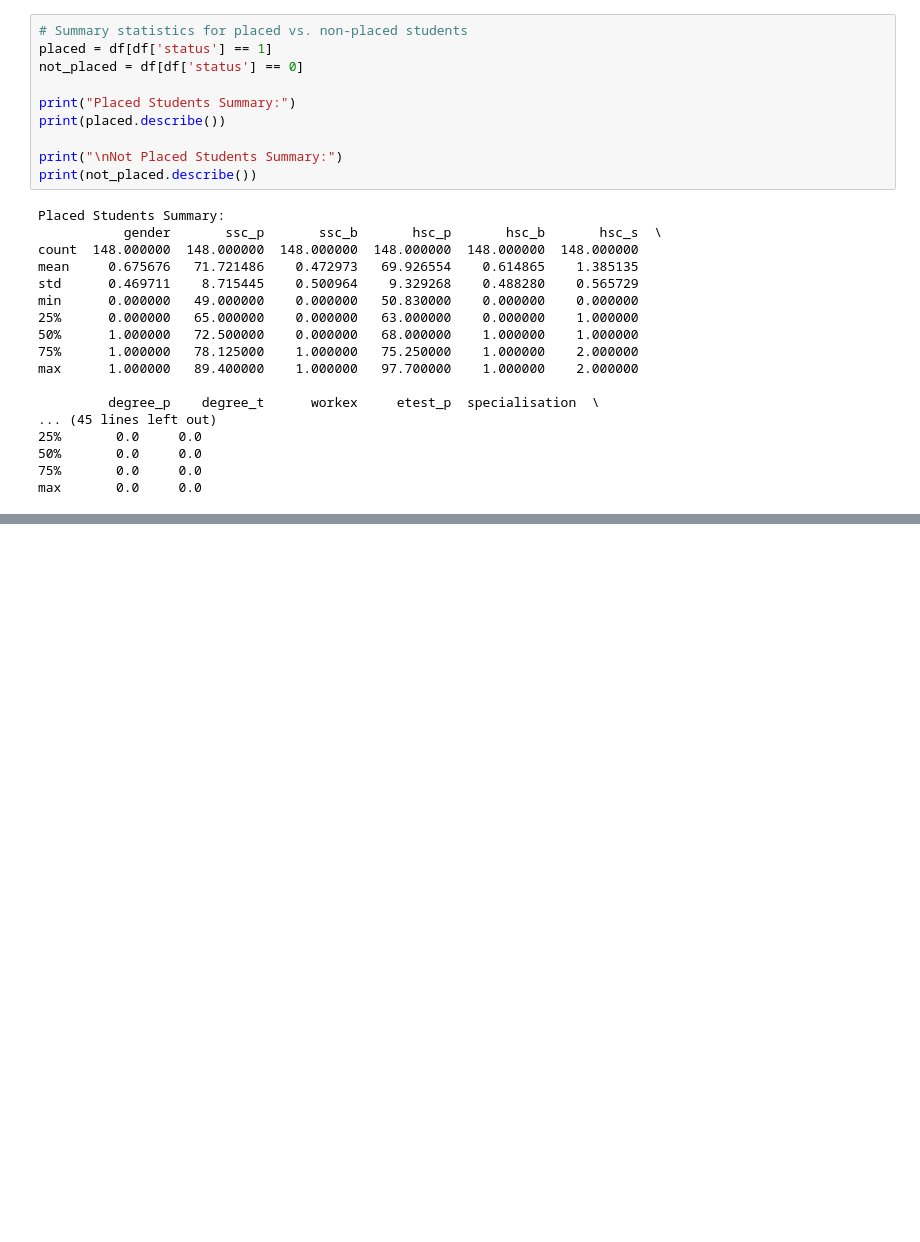
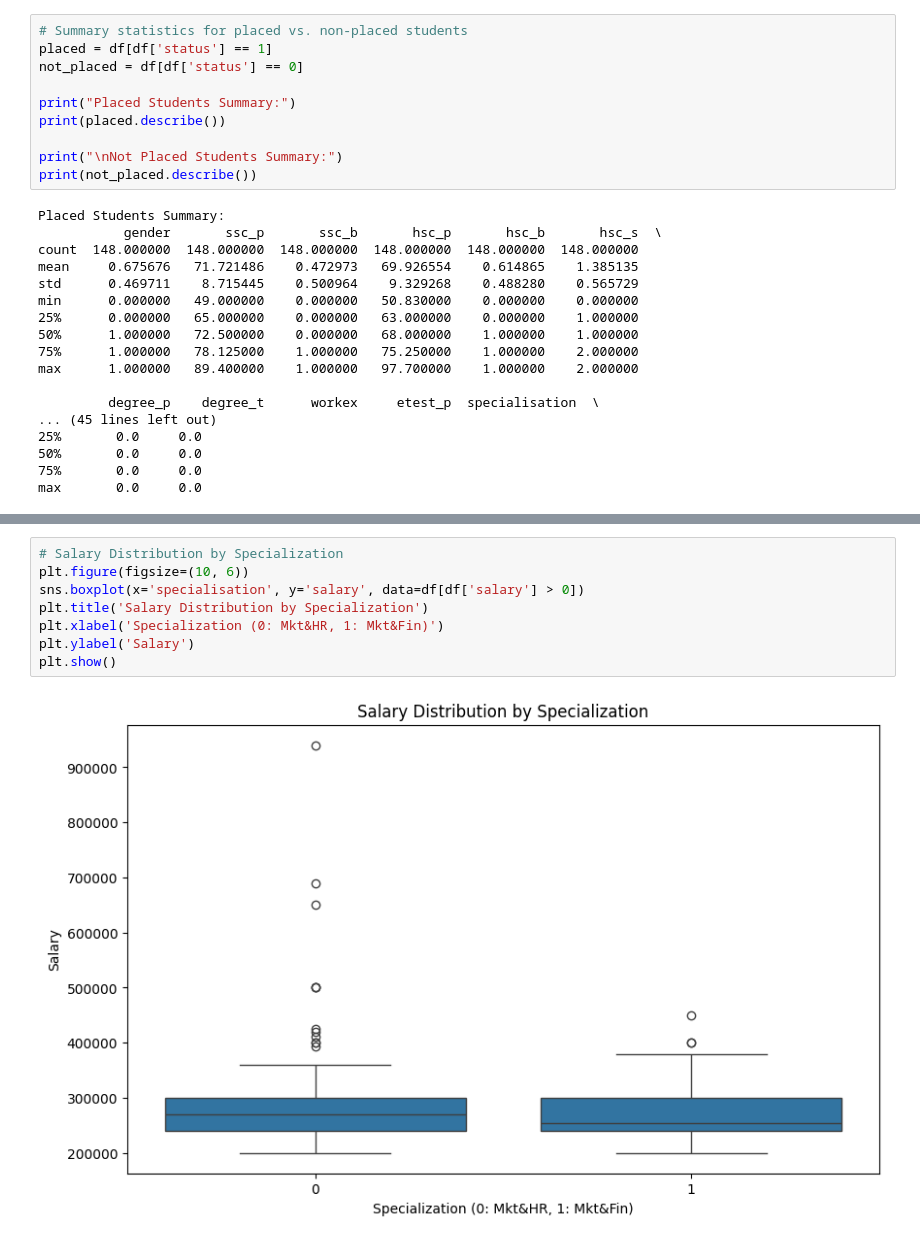
Before and after one commit to MashaNilu/IS4116-data-analysis-script, a Jupyter notebook: main.ipynb, the cells around one changed output, grey strips where cells are left out. Drawn from its saved outputs; the diff is of its cells as text; blank space fills up the shorter version.

```diff
--- a/main.ipynb
+++ b/main.ipynb
@@ -165,0 +189,10 @@ max       0.0     0.0
+# %%
+# Salary Distribution by Specialization
+plt.figure(figsize=(10, 6))
+sns.boxplot(x='specialisation', y='salary', data=df[df['salary'] > 0])
+plt.title('Salary Distribution by Specialization')
+plt.xlabel('Specialization (0: Mkt&HR, 1: Mkt&Fin)')
+plt.ylabel('Salary')
+plt.show()
+# %% [output]
+[figure, added]
```
Also changed, not shown: parts of 4 cells of this notebook.
